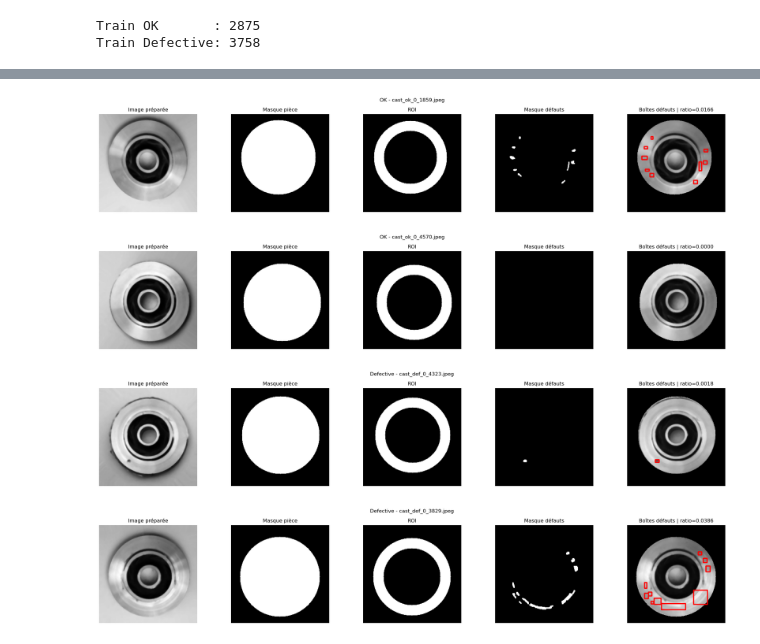
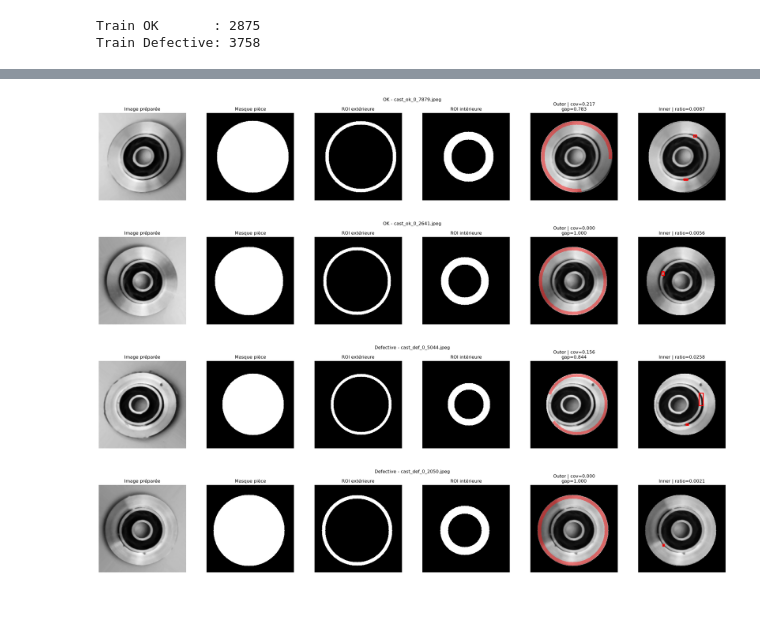
Before and after one commit to omarzinane1/industrial-defect-detection, a Jupyter notebook: notebooks/04_segmentation_mesures.ipynb, the cells around one changed output, grey strips where cells are left out. Saved outputs shown, nothing was run; the diff lists cells and outputs as text; code cells hidden in the pictures; blank space fills up the shorter version.

```diff
--- a/notebooks/04_segmentation_mesures.ipynb
+++ b/notebooks/04_segmentation_mesures.ipynb
@@ -464,16 +745,16 @@ show_suspicious_segmentation(def_piece_only, def_roi, def_suspicious, title="Def
 # %%
 # ==========================================
-# 16. Résumé des contours
+# 18. Fonctions de mesures
 # ==========================================
 
 def summarize_contours(contours):
     if len(contours) == 0:
         return {
             "num_contours": 0,
-            "total_area": 0,
-            "max_area": 0,
-            "mean_area": 0,
-            "total_perimeter": 0
+            "total_area": 0.0,
+            "max_area": 0.0,
+            "mean_area": 0.0,
+            "total_perimeter": 0.0
         }
 
     areas = [cv2.contourArea(c) for c in contours]
@@ -486,3 +767,12 @@ def summarize_contours(contours):
         "mean_area": float(np.mean(areas)),
         "total_perimeter": float(np.sum(perimeters))
     }
+
+def area_ratio(reference_mask, suspicious_mask):
+    ref_area = np.sum(reference_mask == 255)
+    suspicious_area = np.sum(suspicious_mask == 255)
+
+    if ref_area == 0:
+        return 0.0
+
+    return suspicious_area / ref_area
@@ -615,59 +971,72 @@ def full_segmentation_pipeline_v2(img, min_area=20):
     }
 # %%
 # ==========================================
-# 21. Fonction d'affichage multiple
+# 23. Tester sur plusieurs images
 # ==========================================
 
-def show_segmentation_examples(image_paths, class_name, n=2, min_area=20):
+def show_segmentation_examples(image_paths, class_name, n=2):
     selected_paths = random.sample(image_paths, min(n, len(image_paths)))
 
     for path in selected_paths:
         img = load_grayscale_image(path)
-        result = full_segmentation_pipeline_v2(img, min_area=min_area)
+        result = full_segmentation_pipeline_v2(img)
 
         if result is None:
             print(f"{path.name} -> segmentation impossible")
             continue
 
-        boxes_img = draw_bounding_boxes(
+        outer_overlay = overlay_mask_on_gray(
             result["piece_only"],
-            result["suspicious"]["filtered_contours"]
+            result["outer"]["gap_mask"],
+            color=(255, 0, 0),
+            alpha=0.45
         )
 
-        fig, axes = plt.subplots(1, 5, figsize=(22, 4))
+        inner_boxes = draw_bounding_boxes(
+            result["piece_only"],
+            result["inner"]["filtered_contours"],
+            min_area=10
+        )
+
+        features = extract_features_from_result(result)
+
+        fig, axes = plt.subplots(1, 6, figsize=(24, 4))
 
         axes[0].imshow(result["prepared"], cmap="gray")
         axes[0].set_title("Image préparée")
         axes[0].axis("off")
 
         axes[1].imshow(result["main_obj"]["mask"], cmap="gray")
         axes[1].set_title("Masque pièce")
         axes[1].axis("off")
 
-        axes[2].imshow(result["roi"], cmap="gray")
-        axes[2].set_title("ROI")
+        axes[2].imshow(result["roi_outer"], cmap="gray")
+        axes[2].set_title("ROI extérieure")
         axes[2].axis("off")
 
-        axes[3].imshow(result["suspicious"]["suspicious_mask"], cmap="gray")
-        axes[3].set_title("Masque défauts")
+        axes[3].imshow(result["roi_inner"], cmap="gray")
+        axes[3].set_title("ROI intérieure")
         axes[3].axis("off")
 
-        axes[4].imshow(boxes_img)
-        axes[4].set_title(f"Boîtes défauts | ratio={result['ratio']:.4f}")
+        axes[4].imshow(outer_overlay)
+        axes[4].set_title(
+            f"Outer | cov={features['outer_coverage_ratio']:.3f}\n"
+            f"gap={features['outer_largest_gap_ratio']:.3f}"
+        )
         axes[4].axis("off")
+
+        axes[5].imshow(inner_boxes)
+        axes[5].set_title(f"Inner | ratio={features['inner_area_ratio']:.4f}")
+        axes[5].axis("off")
 
         plt.suptitle(f"{class_name} - {path.name}")
         plt.tight_layout()
         plt.show()
+
+show_segmentation_examples(train_ok_images, "OK", n=2)
+show_segmentation_examples(train_def_images, "Defective", n=2)
+# %% [output]
+[figure, added]
+[figure, added]
+[figure, added]
+[figure, added]
-# %%
-# ==========================================
-# 22. Tester sur plusieurs images
-# ==========================================
-
-show_segmentation_examples(train_ok_images, "OK", n=2, min_area=20)
-show_segmentation_examples(train_def_images, "Defective", n=2, min_area=20)
-# %% [output]
-[figure, removed]
-[figure, removed]
-[figure, removed]
-[figure, removed]
```
Also changed, not shown: parts of 27 cells of this notebook, 6 other files.
